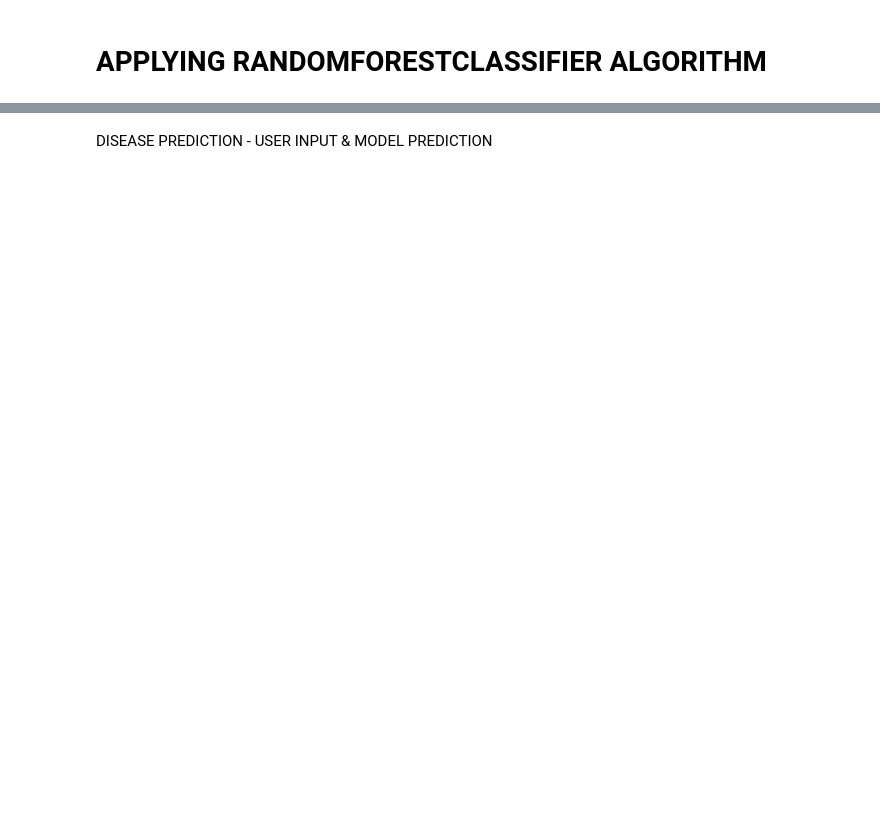
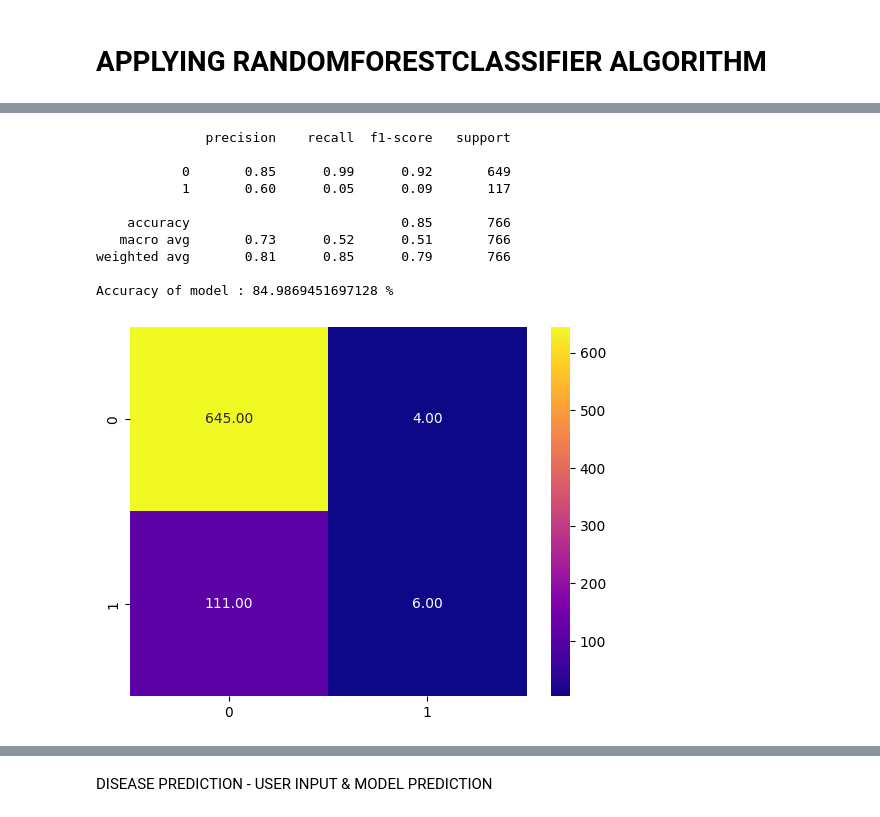
Before and after one commit to UtkarshGupta2005/HEART-DEFECTS-PREDICTION, a Jupyter notebook: HEART_DEFECTS_PREDICITION.ipynb, the cells around one changed output, grey strips where cells are left out. Drawn from its saved outputs; the diff is of its cells as text; code cells hidden in the pictures; blank space fills up the shorter version.

```diff
--- a/HEART_DEFECTS_PREDICITION.ipynb
+++ b/HEART_DEFECTS_PREDICITION.ipynb
@@ -162,9 +203,9 @@ dtype: int64
 **DATA PREPROCESSING**
 # %%
 # SPLITTING AND SCALING DATA
-from sklearn.preprocessing import StandardScaler
-sc=StandardScaler()
-X=df.iloc[:,:-1].values
+from sklearn.preprocessing import RobustScaler
+sc=RobustScaler()
+X=df.iloc[:,:-1]
 X=sc.fit_transform(X)
 Y=df.iloc[:,-1].values
 print(X)
@@ -226 +267,28 @@ Accuracy of model : 84.46475195822454 %
 [figure]
+# %%
+!pip install scikit-optimize
+from skopt import BayesSearchCV
+from skopt.space import Integer, Real, Categorical
+
+search_space={
+    'n_estimators':Integer(100,500),
+    'max_depth':Integer(5,50),
+    'min_samples_split':Integer(2,20),
+    'min_samples_leaf':Integer(1,20),
+    'max_features':Categorical(['sqrt','log2']),
+    'bootstrap':Categorical([True,False])
+}
+
+rf=RandomForestClassifier(random_state=42, n_jobs=-1)
+bayes_opt=BayesSearchCV(
+    estimator=rf,
+    search_spaces=search_space,
+    n_iter=30,
+    cv=5,
+    scoring='accuracy',
+    n_jobs=-1,
+    random_state=42,
+    verbose=1
+  )
+
+bayes_opt.fit(X_train,Y_train)
@@ -227 +323,19 @@ Accuracy of model : 84.46475195822454 %
+# %%
+best_rf=bayes_opt.best_estimator_
+Y_pred_bayes=best_rf.predict(X_test)
+print(classification_report(Y_test,Y_pred_bayes))
+sns.heatmap(confusion_matrix(Y_test,Y_pred_bayes),annot=True,fmt='.2f',cmap='plasma')
+print(f'Accuracy of model : {accuracy_score(Y_test,Y_pred_bayes)*100} %')
+# %% [output]
+              precision    recall  f1-score   support
+
+           0       0.85      0.99      0.92       649
+           1       0.60      0.05      0.09       117
+
+    accuracy                           0.85       766
+   macro avg       0.73      0.52      0.51       766
+weighted avg       0.81      0.85      0.79       766
+
+Accuracy of model : 84.9869451697128 %
+[figure, added]
 # %%
```
Also changed, not shown: parts of 30 cells of this notebook.
